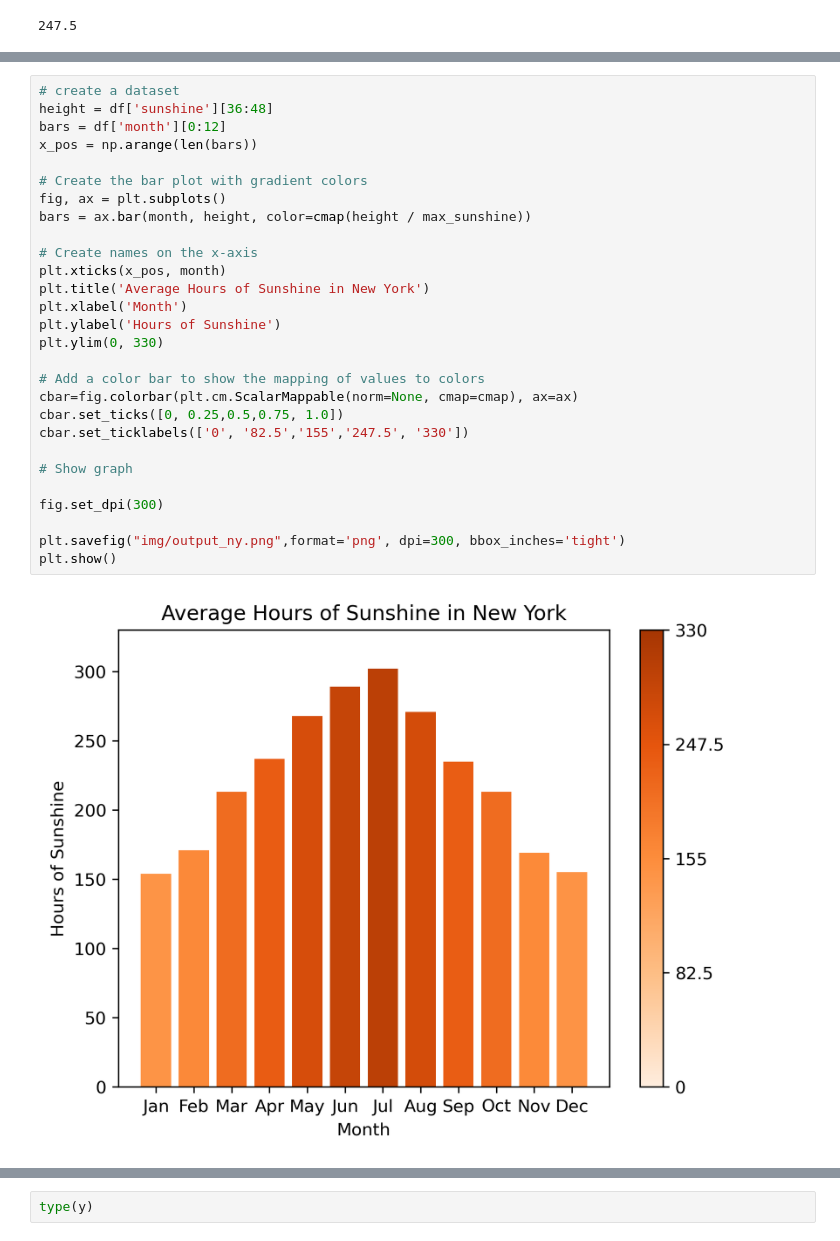
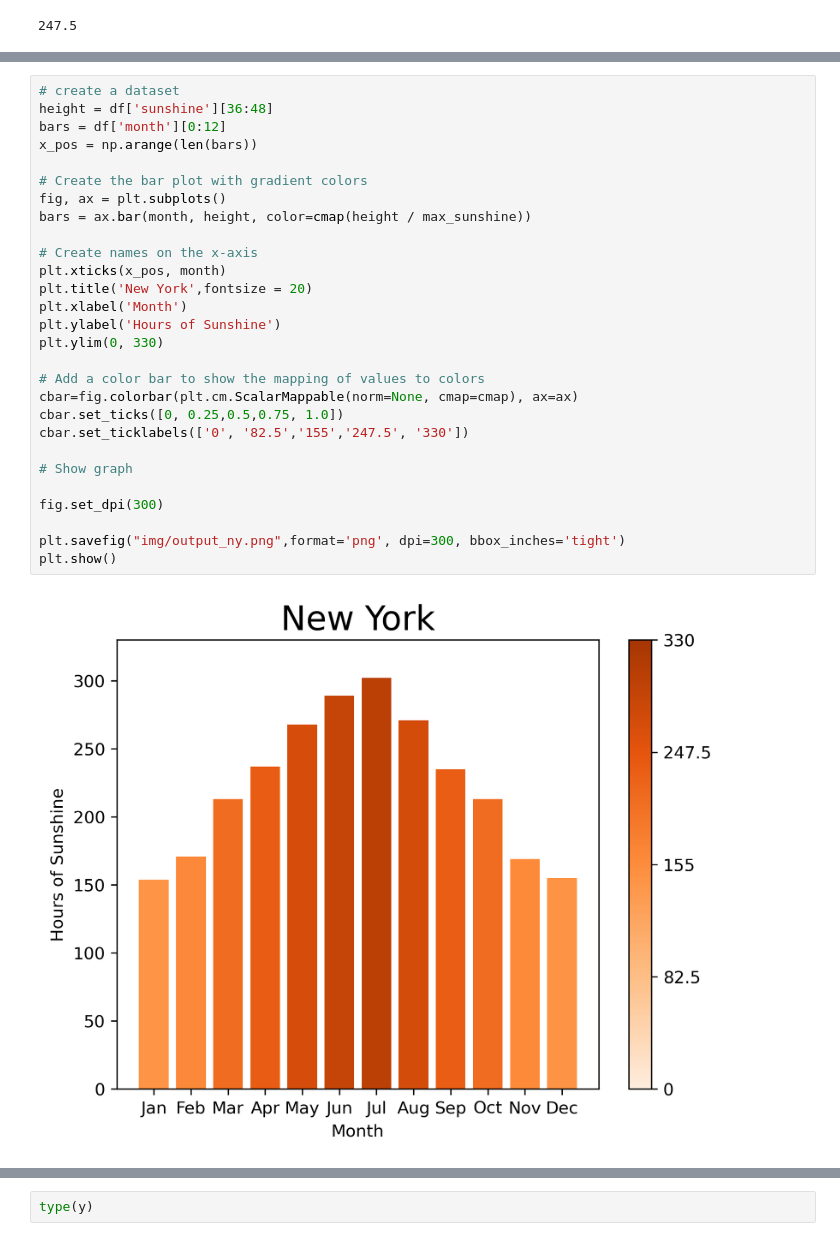
Before and after one commit to JerryLiu-96/visualizing-sunshine-hours, a Jupyter notebook: barplot.ipynb, the cells around one changed output, grey strips where cells are left out. Drawn from its saved outputs; the diff is of its cells as text.

```diff
--- a/barplot.ipynb
+++ b/barplot.ipynb
@@ -165,33 +165,33 @@ plt.show()
 # %%
 # create a dataset
 height = df['sunshine'][36:48]
 bars = df['month'][0:12]
 x_pos = np.arange(len(bars))
 
 # Create the bar plot with gradient colors
 fig, ax = plt.subplots()
 bars = ax.bar(month, height, color=cmap(height / max_sunshine))
 
 # Create names on the x-axis
 plt.xticks(x_pos, month)
-plt.title('Average Hours of Sunshine in New York')
+plt.title('New York',fontsize = 20)
 plt.xlabel('Month')
 plt.ylabel('Hours of Sunshine')
 plt.ylim(0, 330)
 
 # Add a color bar to show the mapping of values to colors
 cbar=fig.colorbar(plt.cm.ScalarMappable(norm=None, cmap=cmap), ax=ax)
 cbar.set_ticks([0, 0.25,0.5,0.75, 1.0])
 cbar.set_ticklabels(['0', '82.5','155','247.5', '330'])
 
 # Show graph
 
 fig.set_dpi(300)
 
 plt.savefig("img/output_ny.png",format='png', dpi=300, bbox_inches='tight')
 plt.show()
 # %% [output]
-[figure, old version]
+[figure, new version]
 # %%
 # create a dataset
 height = df['sunshine'][48:60]
```
Also changed, not shown: parts of 13 cells of this notebook, 11 other files.
